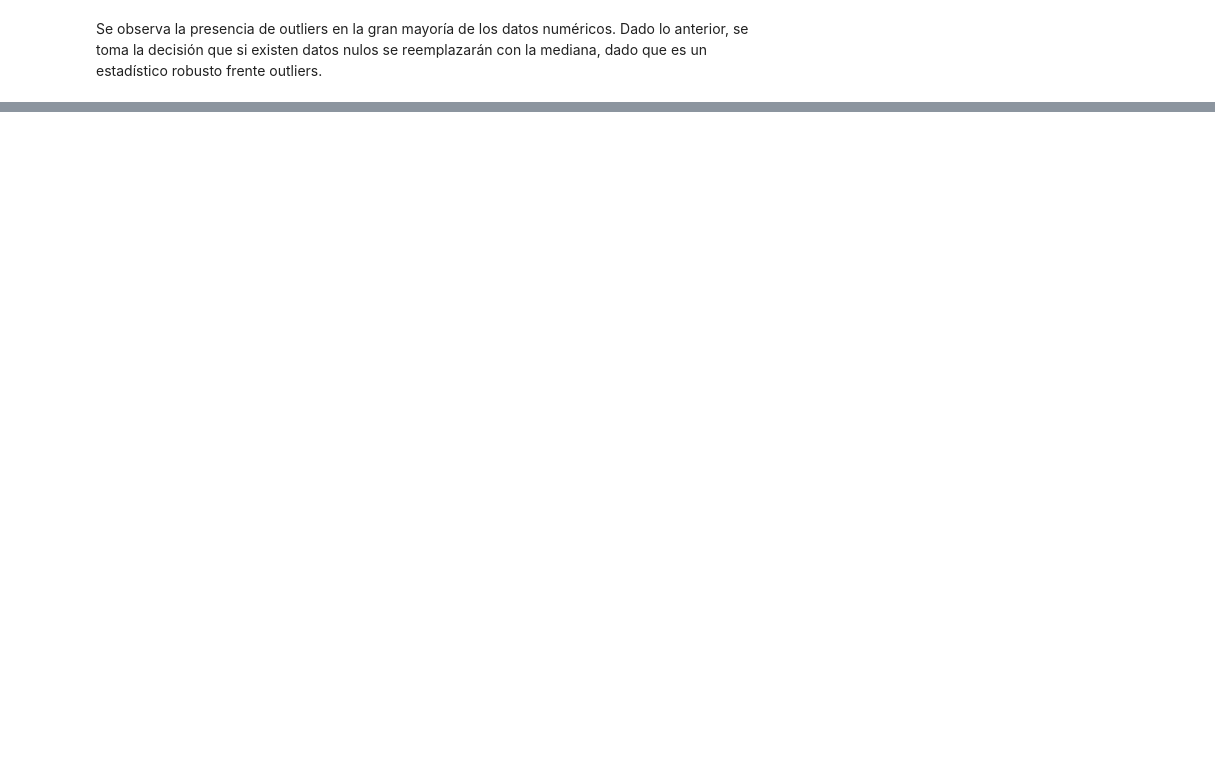
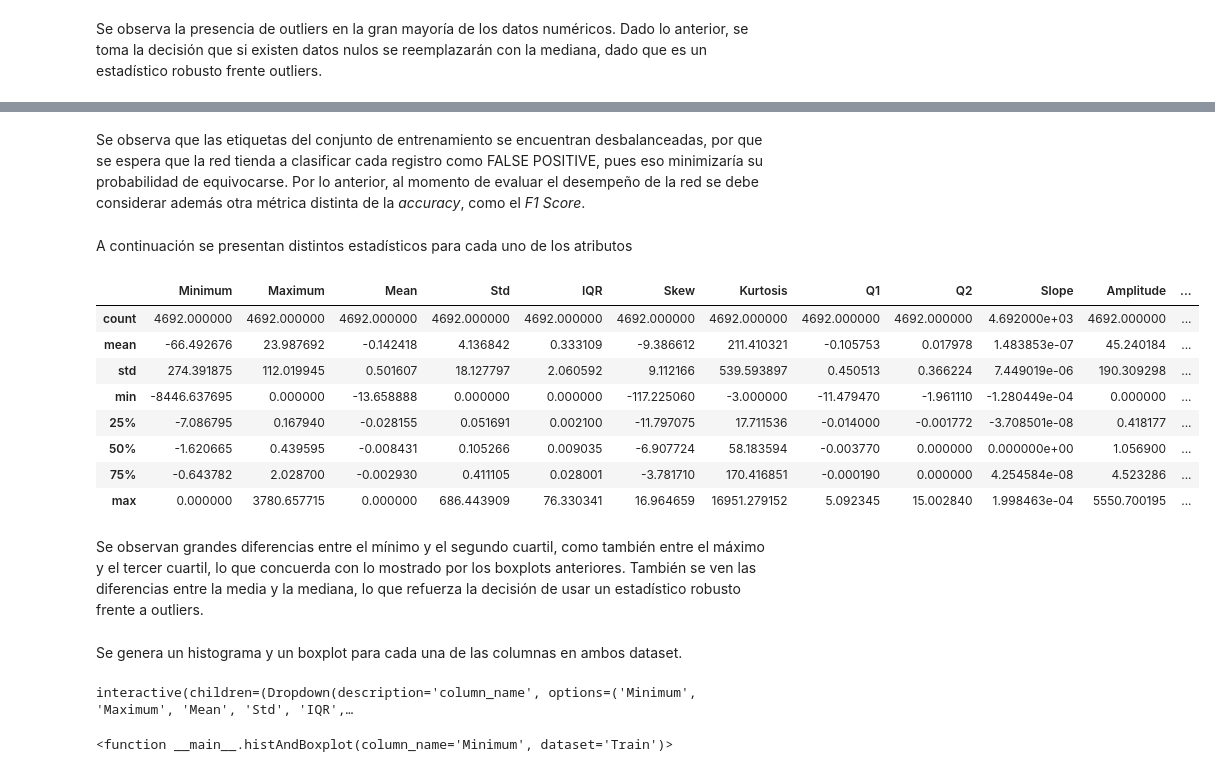
Before and after one commit to Umauro/ANN-T1, a Jupyter notebook: Pregunta 1.ipynb, the cells around one changed output, grey strips where cells are left out. Cells and saved outputs as stored; diff of their text form; code cells hidden in the pictures; blank space fills up the shorter version.

```diff
--- a/Pregunta 1.ipynb
+++ b/Pregunta 1.ipynb
@@ -25,10 +25,14 @@ import matplotlib.pyplot as plt
 from ipywidgets import interact
 
 
-%matplotlib inline
+
 from IPython.display import IFrame
 from IPython.core.display import display, HTML
 display(HTML("<style>.container { width:95% !important; }</style>"))
+
+
+#Cantidad de columnas a mostrar con pandas
+pd.set_option('display.max_columns',100)
 # %% [markdown]
 <hr style="height:2px;border:none"/>
 # %% [markdown]
@@ -86,0 +123,20 @@ X_test = df_X_test.values[:,1:]
+# %% [markdown]
+Se observa que las etiquetas del conjunto de entrenamiento se encuentran desbalanceadas, por que se espera que la red tienda a clasificar cada registro como FALSE POSITIVE, pues eso minimizaría su probabilidad de equivocarse. Por lo anterior, al momento de evaluar el desempeño de la red se debe considerar además otra métrica distinta de la _accuracy_, como el _F1 Score_.
+# %% [markdown]
+A continuación se presentan distintos estadísticos para cada uno de los atributos
+# %%
+df_X_train.describe()
+# %% [output]
+|  | Minimum | Maximum | Mean | Std | IQR | Skew | Kurtosis | Q1 | Q2 | Slope | Amplitude | ... |
+| count | 4692.000000 | 4692.000000 | 4692.000000 | 4692.000000 | 4692.000000 | 4692.000000 | 4692.000000 | 4692.000000 | 4692.000000 | 4.692000e+03 | 4692.000000 | ... |
+| mean | -66.492676 | 23.987692 | -0.142418 | 4.136842 | 0.333109 | -9.386612 | 211.410321 | -0.105753 | 0.017978 | 1.483853e-07 | 45.240184 | ... |
+| std | 274.391875 | 112.019945 | 0.501607 | 18.127797 | 2.060592 | 9.112166 | 539.593897 | 0.450513 | 0.366224 | 7.449019e-06 | 190.309298 | ... |
+| min | -8446.637695 | 0.000000 | -13.658888 | 0.000000 | 0.000000 | -117.225060 | -3.000000 | -11.479470 | -1.961110 | -1.280449e-04 | 0.000000 | ... |
+| 25% | -7.086795 | 0.167940 | -0.028155 | 0.051691 | 0.002100 | -11.797075 | 17.711536 | -0.014000 | -0.001772 | -3.708501e-08 | 0.418177 | ... |
+| 50% | -1.620665 | 0.439595 | -0.008431 | 0.105266 | 0.009035 | -6.907724 | 58.183594 | -0.003770 | 0.000000 | 0.000000e+00 | 1.056900 | ... |
+| 75% | -0.643782 | 2.028700 | -0.002930 | 0.411105 | 0.028001 | -3.781710 | 170.416851 | -0.000190 | 0.000000 | 4.254584e-08 | 4.523286 | ... |
+| max | 0.000000 | 3780.657715 | 0.000000 | 686.443909 | 76.330341 | 16.964659 | 16951.279152 | 5.092345 | 15.002840 | 1.998463e-04 | 5550.700195 | ... |
+# %% [markdown]
+Se observan grandes diferencias entre el mínimo y el segundo cuartil, como también entre el máximo y el tercer cuartil, lo que concuerda con lo mostrado por los boxplots anteriores. También se ven las diferencias entre la media y la mediana, lo que refuerza la decisión de usar un estadístico robusto frente a outliers.
+# %% [markdown]
+Se genera un histograma y un boxplot para cada una de las columnas en ambos dataset.
@@ -86,0 +160,5 @@ X_test = df_X_test.values[:,1:]
+# %%
+interact(histAndBoxplot,column_name = columns_names,dataset=['Train','Test'])
+# %% [output]
+interactive(children=(Dropdown(description='column_name', options=('Minimum', 'Maximum', 'Mean', 'Std', 'IQR',…
+<function __main__.histAndBoxplot(column_name='Minimum', dataset='Train')>
```
Also changed, not shown: parts of 11 cells of this notebook.
